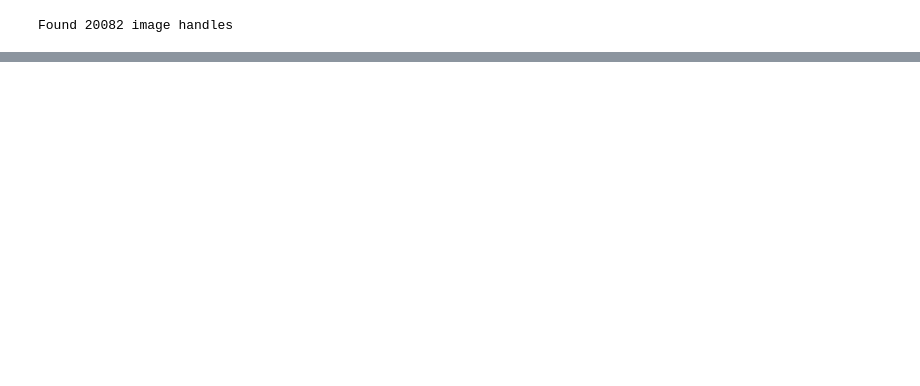
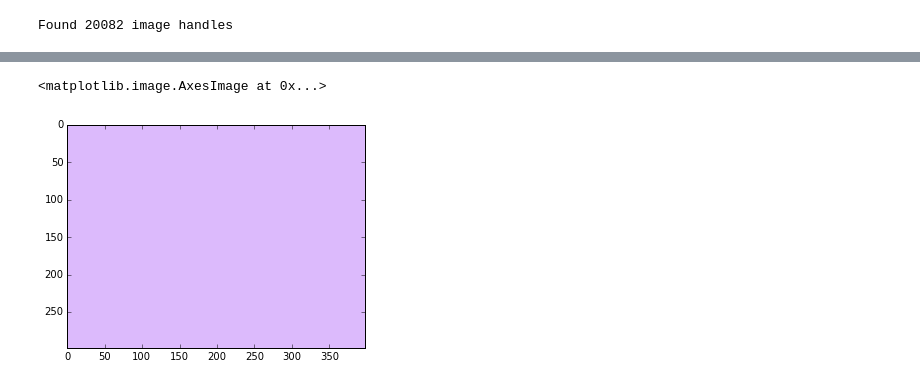
Before and after one commit to jeffschecter/colorize, a Jupyter notebook: Colorization using a Source Image.ipynb, the cells around one changed output, grey strips where cells are left out. Saved outputs shown, nothing was run; the diff lists cells and outputs as text; code cells hidden in the pictures; blank space fills up the shorter version.

```diff
--- a/Colorization using a Source Image.ipynb
+++ b/Colorization using a Source Image.ipynb
@@ -36,0 +58,20 @@ Found 20082 image handles
+# %%
+def BuildNet(input_var):
+    # Input is a vector of length 3.
+    l_in = lasagne.layers.InputLayer(
+        shape=(1, 3),
+        input_var=input_var)
+    l_dense = lasagne.layers.DenseLayer(
+        l_in,
+        num_units=20,
+        nonlinearity=lasagne.nonlinearities.tanh,
+        W=lasagne.init.GlorotUniform())
+    l_out = lasagne.layers.DenseLayer(
+        l_dense,
+        num_units=3,
+        nonlinearity=lasagne.nonlinearities.identity,
+        W=lasagne.init.GlorotUniform())
+    l_flat = lasagne.layers.FlattenLayer(
+        l_out,
+        outdim=1)
+    return l_flat
@@ -36,0 +196,5 @@ Found 20082 image handles
+# %%
+plt.imshow(rec.reshape((im.shape[0] - 2, im.shape[1] - 2, 3)))
+# %% [output]
+<matplotlib.image.AxesImage at 0x...>
+[figure, added]
```
Also changed, not shown: parts of 8 cells of this notebook.
